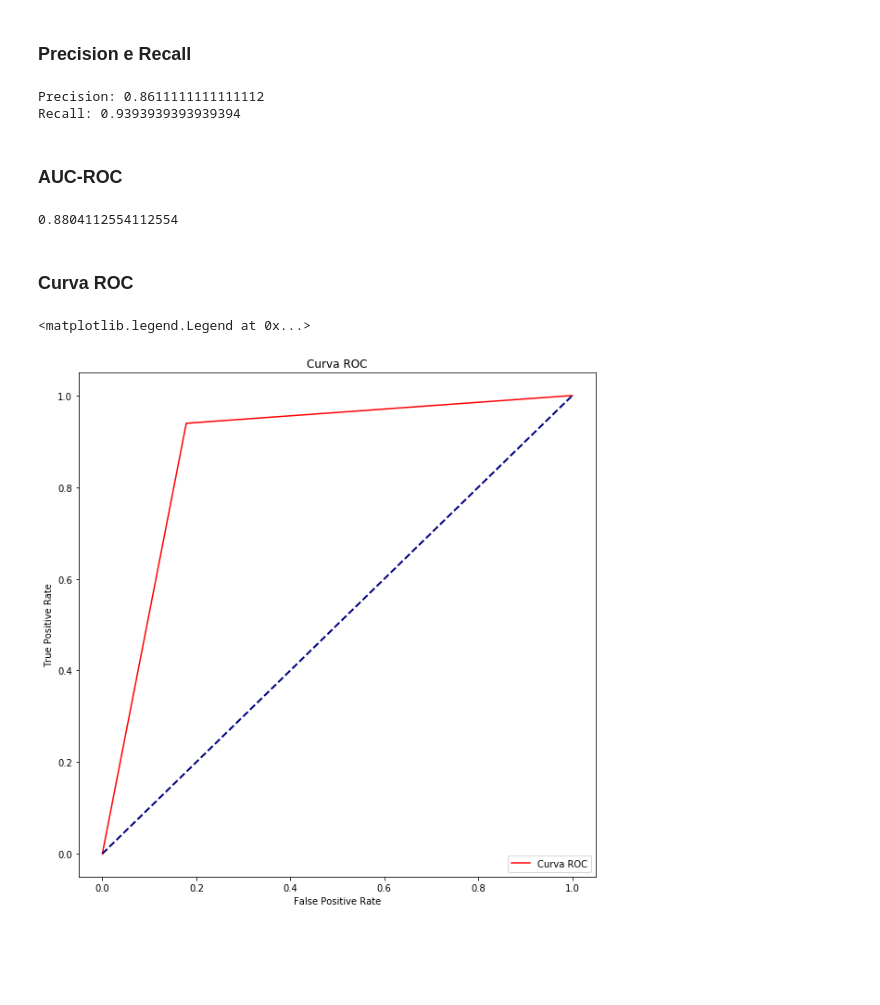
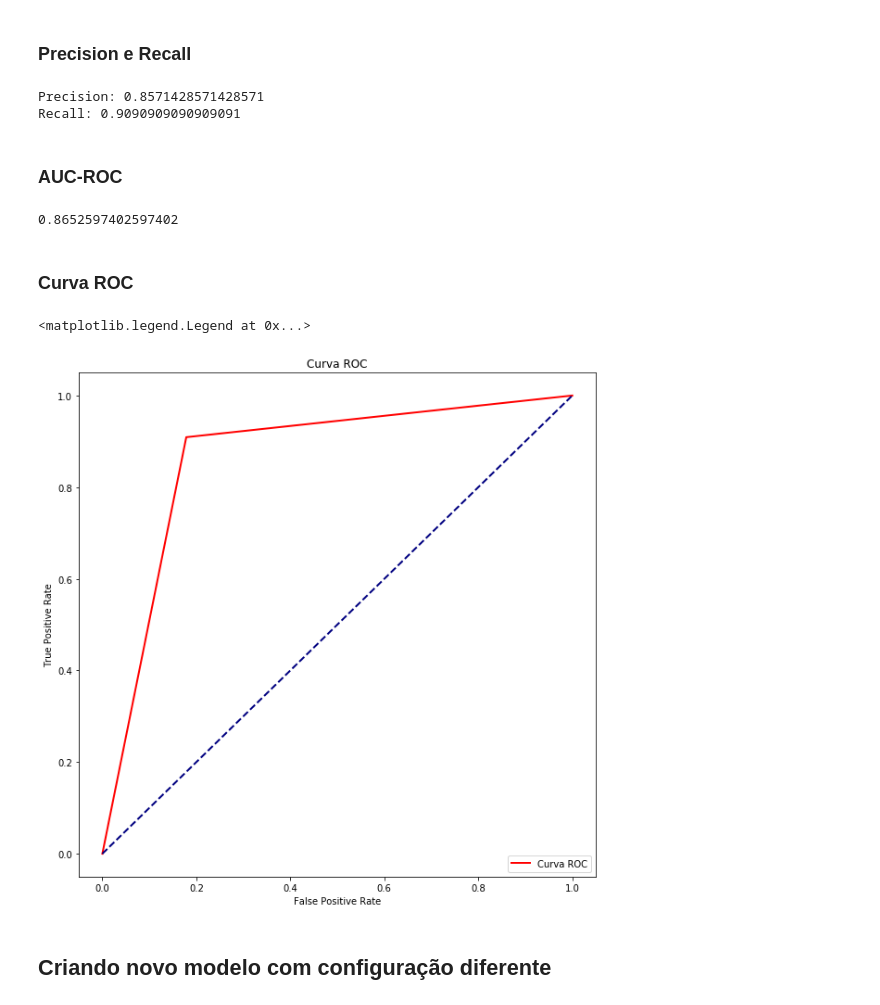
Before and after one commit to lucasmmassa/IA, a Jupyter notebook: classificador.ipynb, the cells around one changed output. Cells and saved outputs as stored; diff of their text form; code cells hidden in the pictures; blank space fills up the shorter version.

```diff
--- a/classificador.ipynb
+++ b/classificador.ipynb
@@ -165,7 +167,7 @@ Usou-se batch gradient descent junto com early stopping
 batch_size = 242
 epochs = 100
 history = model1.fit(
-    x_normalized, y,
+    x_train_normalized, y_train,
     batch_size=batch_size,
     epochs=epochs,
     verbose=0,
@@ -254,14 +256,14 @@ array([[23,  5],
 print('Precision:',precision_score(y_test,predictions))
 print('Recall:',recall_score(y_test,predictions))
 # %% [output]
-Precision: 0.8611111111111112
-Recall: 0.9393939393939394
+Precision: 0.8571428571428571
+Recall: 0.9090909090909091
 # %% [markdown]
 ### AUC-ROC
 # %%
 roc_auc_score(y_test,predictions)
 # %% [output]
-0.8804112554112554
+0.8652597402597402
 # %% [markdown]
 ### Curva ROC
 # %%
@@ -269,12 +271,14 @@ fpr, tpr, _ = roc_curve(y_test,predictions)
 # %%
 %matplotlib inline
 plt.figure(figsize=(10,10))
-plt.plot(fpr,tpr, color='red', label='Curva ROC')
-plt.plot([0, 1], [0, 1], color='navy', lw=lw, linestyle='--')
+plt.plot(fpr,tpr, color='red', label='Curva ROC',lw=2)
+plt.plot([0, 1], [0, 1], color='navy', lw=2, linestyle='--')
 plt.xlabel('False Positive Rate')
 plt.ylabel('True Positive Rate')
 plt.title('Curva ROC')
 plt.legend(loc="lower right")
 # %% [output]
 <matplotlib.legend.Legend at 0x...>
-[figure, old version]
+[figure, new version]
+# %% [markdown]
+## Criando novo modelo com configuração diferente
```
Also changed, not shown: parts of 15 cells of this notebook.
